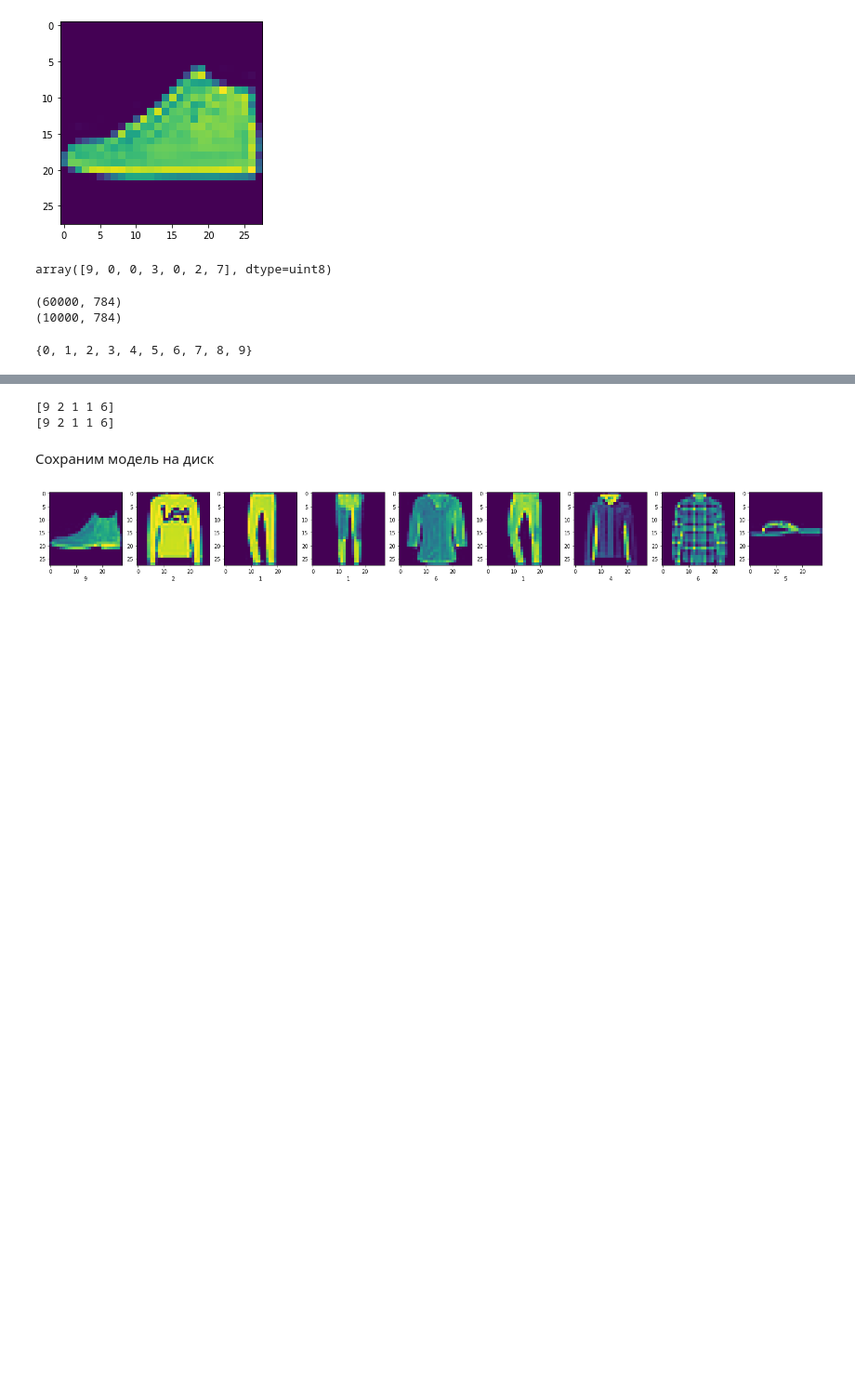
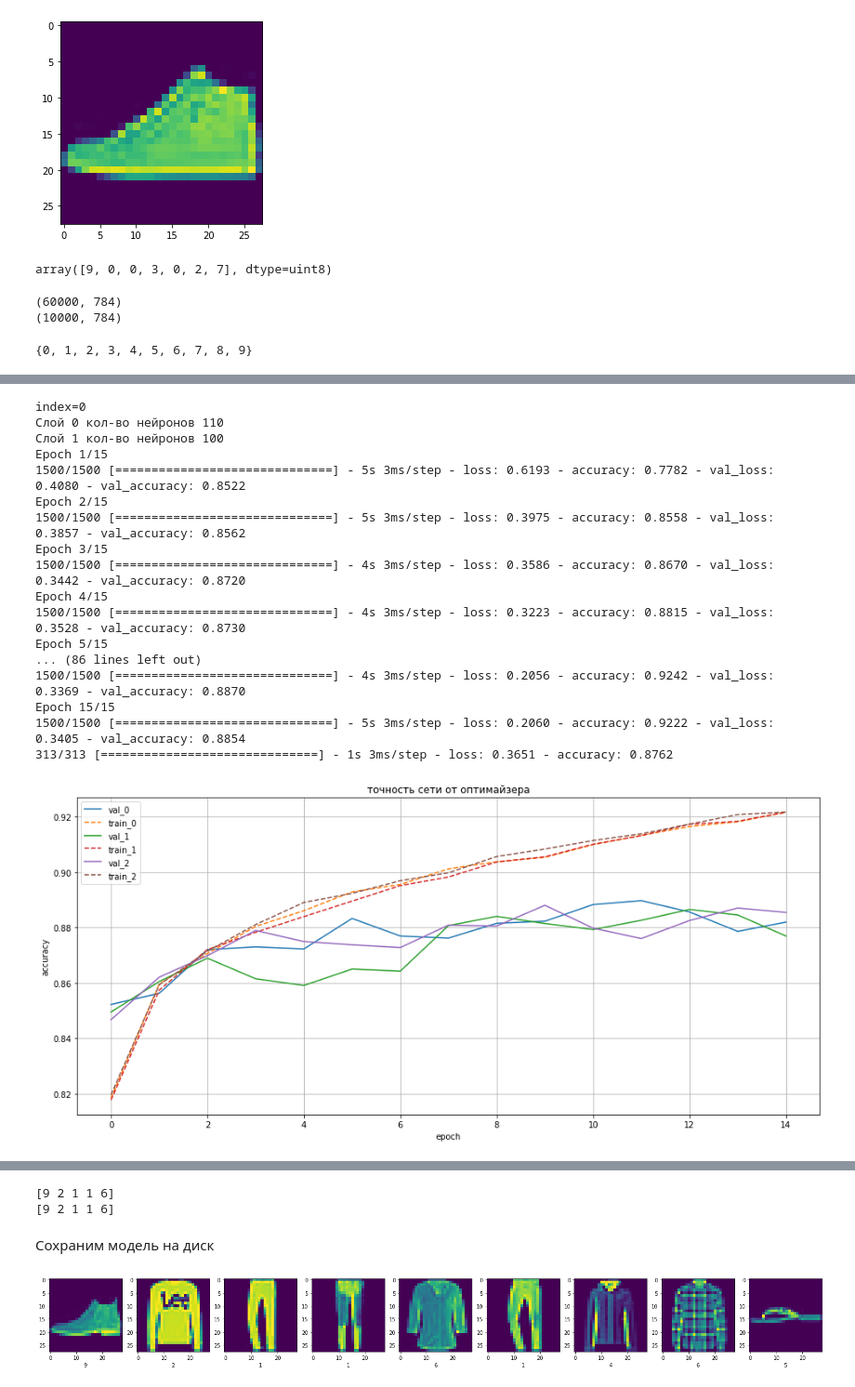
Before and after one commit to djo1006/Introduction_Neural_Networks, a Jupyter notebook: hw_les_2.ipynb, the cells around one changed output, grey strips where cells are left out. Shown at 93% size. Saved outputs shown, nothing was run; the diff lists cells and outputs as text; code cells hidden in the pictures; blank space fills up the shorter version.

```diff
--- a/hw_les_2.ipynb
+++ b/hw_les_2.ipynb
@@ -209,0 +287,30 @@ Epoch 15/15
+# %%
+params_dict = {'layers_numb': [2, 2, 2],
+     'epochs_numb': [15, 15, 15],
+     'neuron_numb_list': [
+                          [110, 100],
+                          [110, 100],
+                          [110, 100]
+                          ],
+      'optimizer': ['SGD', 'RMSProp', 'Adam']}
+params = pd.DataFrame(data=params_dict)
+test_params(params, 'точность сети от оптимайзера')
+# %% [output]
+index=0
+Слой 0 кол-во нейронов 110
+Слой 1 кол-во нейронов 100
+Epoch 1/15
+1500/1500 [==============================] - 5s 3ms/step - loss: 0.6193 - accuracy: 0.7782 - val_loss: 0.4080 - val_accuracy: 0.8522
+Epoch 2/15
+1500/1500 [==============================] - 5s 3ms/step - loss: 0.3975 - accuracy: 0.8558 - val_loss: 0.3857 - val_accuracy: 0.8562
+Epoch 3/15
+1500/1500 [==============================] - 4s 3ms/step - loss: 0.3586 - accuracy: 0.8670 - val_loss: 0.3442 - val_accuracy: 0.8720
+Epoch 4/15
+1500/1500 [==============================] - 4s 3ms/step - loss: 0.3223 - accuracy: 0.8815 - val_loss: 0.3528 - val_accuracy: 0.8730
+Epoch 5/15
+... (86 lines left out)
+1500/1500 [==============================] - 4s 3ms/step - loss: 0.2056 - accuracy: 0.9242 - val_loss: 0.3369 - val_accuracy: 0.8870
+Epoch 15/15
+1500/1500 [==============================] - 5s 3ms/step - loss: 0.2060 - accuracy: 0.9222 - val_loss: 0.3405 - val_accuracy: 0.8854
+313/313 [==============================] - 1s 3ms/step - loss: 0.3651 - accuracy: 0.8762
+[figure, added]
```
Also changed, not shown: parts of 17 cells of this notebook.
